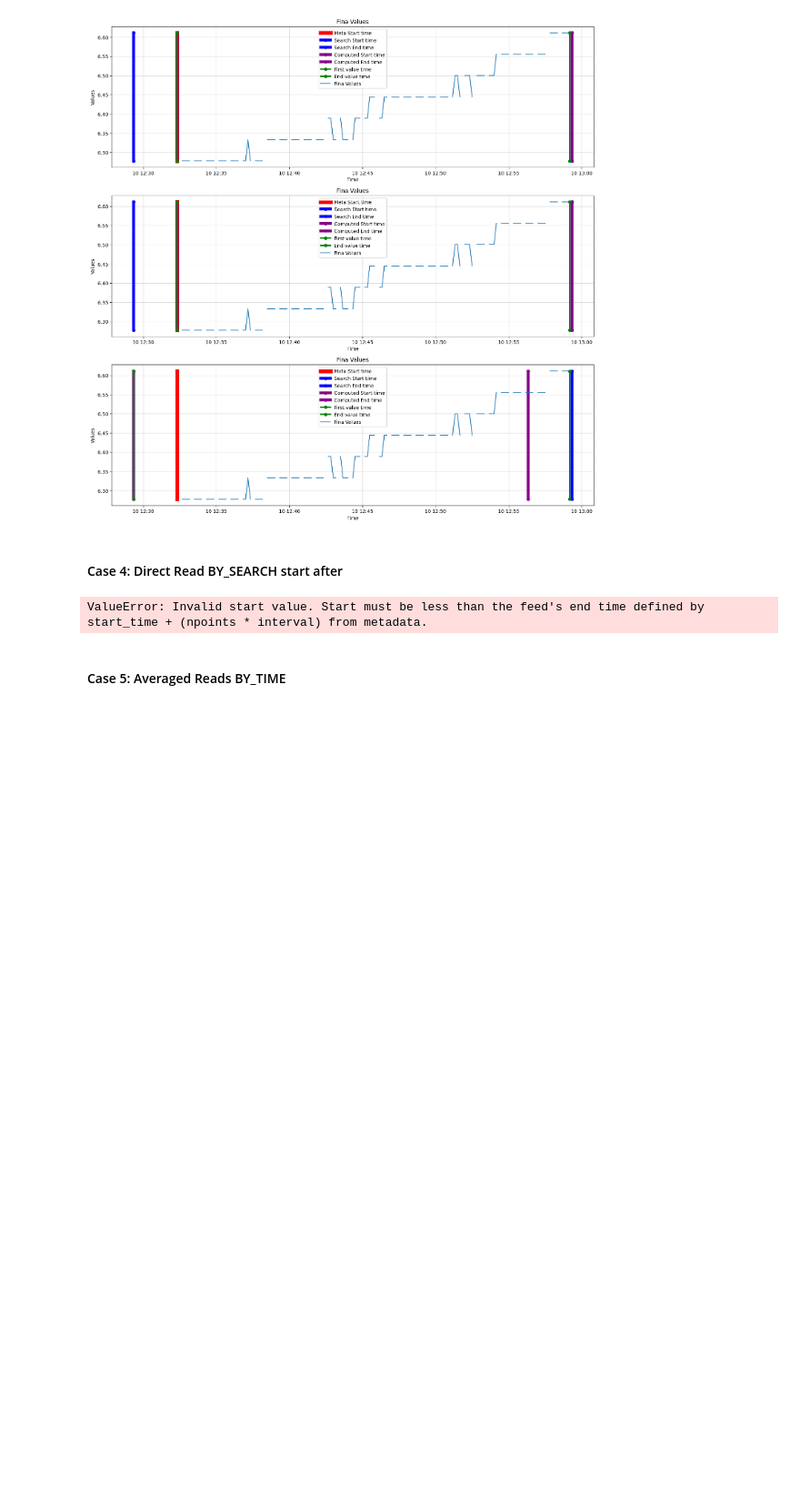
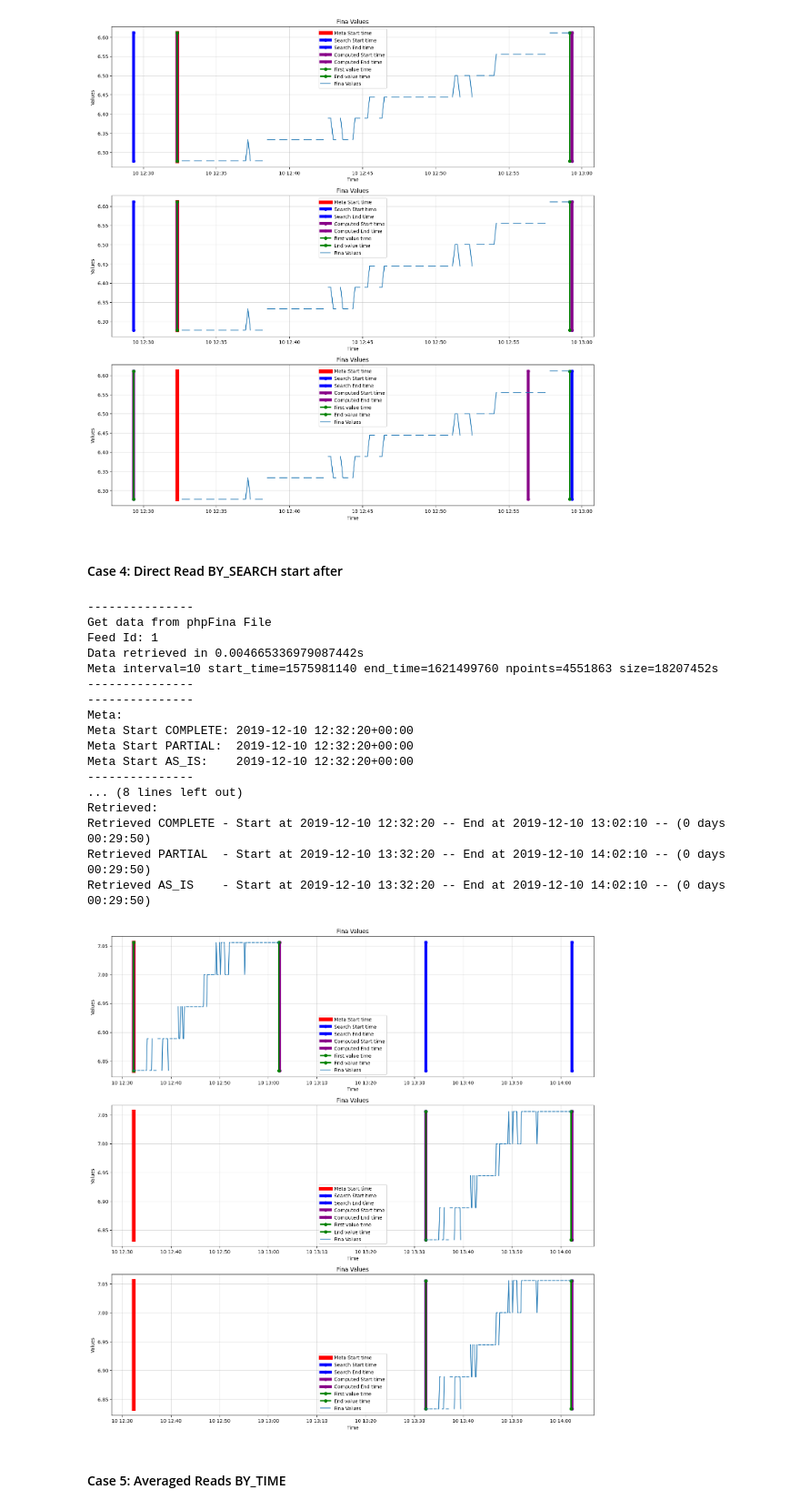
Before and after one commit to vemonitor/emon_tools, a Jupyter notebook: notebook/emon_fina_dev.ipynb, the cells around one changed output. Shown at 91% size. Cells and saved outputs as stored; diff of their text form; code cells hidden in the pictures; blank space fills up the shorter version.

Commit message:
apply emon_fina changes

```diff
--- a/notebook/emon_fina_dev.ipynb
+++ b/notebook/emon_fina_dev.ipynb
@@ -52,20 +52,20 @@ def print_sep():
     print(sep)
 
 def print_info_head(
-    feed_id: int,
+    file_name: str,
     start_perf: float,
     fr: FinaDataFrame
 ):
     """Print info from data"""
     print_sep()
     print("Get data from phpFina File")
-    print(f"Feed Id: {feed_id}")
+    print(f"Feed Id: {file_name}")
     print(f"Data retrieved in {time.perf_counter() - start_perf}s")
     print(f"Meta {fr.meta}s")
     print_sep()
 
 def print_info(
-    feed_id: int,
+    file_name: str,
     start_perf: float,
     fina: FinaDataFrame,
     df: pd.DataFrame,
@@ -74,7 +74,7 @@ def print_info(
     sep = '-' * 15
     print(sep)
     print("Get data from phpFina File")
-    print(f"Feed Id: {feed_id}")
+    print(f"Feed Id: {file_name}")
     print(f"Data retrieved in {time.perf_counter() - start_perf}s")
     print(sep)
     print("META: ")
@@ -280,14 +280,14 @@ def plot_compare(datas_1: dict, datas_2: dict, datas_3: dict):
     plt.show()
 
 def initFinaData(
-    feed_id: int
+    file_name: str
 ):
     """Print compare info"""
     DATA_DIR = normpath(
         path_join(getcwd(), pardir, "datas")
     )
     return FinaDataFrame(
-        feed_id=feed_id,
+        file_name=str(file_name),
         data_dir=DATA_DIR
     )
 
@@ -347,25 +347,25 @@ def print_info_compare_starts(
         print(f"Retrieved AS_IS    - Start at {min_value_3} -- End at {max_value_3} -- ({max_value_3 - min_value_3})")
 
 def print_info_compare(
-    feed_id: int,
+    file_name: str,
     start_perf: float,
     data_1: dict,
     data_2: dict,
     data_3: dict,
 ):
     """Print compare info"""
-    print_info_head(feed_id, start_perf, data_1.get('fr'))
+    print_info_head(file_name, start_perf, data_1.get('fr'))
     print_info_compare_starts(data_1, data_2, data_3)
 
 def write_to_file(
-    feed_id: int,
+    file_name: str,
     start_perf: float,
     data_1: dict,
     data_2: dict,
     data_3: dict,
 ):
     """Print compare info"""
-    print_info_head(feed_id, start_perf)
+    print_info_head(file_name, start_perf)
     print_info_compare_starts(data_1, data_2, data_3)
 
 def compare_reads(
@@ -385,7 +385,7 @@ def compare_reads(
         "output_average": OutputAverageEnum.COMPLETE,
         "time_ref_start": time_ref_start
     })
-    fr = initFinaData(1)
+    fr = initFinaData("1")
     data_1 = {
         "data": fr.get_df_data(props=props),
         "fr": fr
@@ -398,7 +398,7 @@ def compare_reads(
         "output_average": OutputAverageEnum.PARTIAL,
         "time_ref_start": time_ref_start
     })
-    fr = initFinaData(1)
+    fr = initFinaData("1")
     data_2 = {
         "data": fr.get_df_data(props=props),
         "fr": fr
@@ -411,13 +411,13 @@ def compare_reads(
         "output_average": OutputAverageEnum.AS_IS,
         "time_ref_start": time_ref_start
     })
-    fr = initFinaData(1)
+    fr = initFinaData("1")
     data_3 = {
         "data": fr.get_df_data(props=props),
         "fr": fr
     }
     print_info_compare(
-        feed_id=1,
+        file_name="1",
         start_perf=start_perf,
         data_1=data_1,
         data_2=data_2,
@@ -519,14 +519,31 @@ Retrieved AS_IS    - Start at 2019-12-10 12:29:20 -- End at 2019-12-10 12:59:10
 #### Case 4: Direct Read BY_SEARCH start after
 # %%
 compare_reads(
-    time_start=1621499760 + 3600,
+    time_start=1575981140 + 3600,
     time_window=1800,
     time_interval=10,
     output_type=OutputType.TIME_SERIES,
     time_ref_start=TimeRefEnum.BY_SEARCH
 )
 # %% [output]
-ValueError: Invalid start value. Start must be less than the feed's end time defined by start_time + (npoints * interval) from metadata.
+---------------
+Get data from phpFina File
+Feed Id: 1
+Data retrieved in 0.004665336979087442s
+Meta interval=10 start_time=1575981140 end_time=1621499760 npoints=4551863 size=18207452s
+---------------
+---------------
+Meta:
+Meta Start COMPLETE: 2019-12-10 12:32:20+00:00
+Meta Start PARTIAL:  2019-12-10 12:32:20+00:00
+Meta Start AS_IS:    2019-12-10 12:32:20+00:00
+---------------
+... (8 lines left out)
+Retrieved:
+Retrieved COMPLETE - Start at 2019-12-10 12:32:20 -- End at 2019-12-10 13:02:10 -- (0 days 00:29:50)
+Retrieved PARTIAL  - Start at 2019-12-10 13:32:20 -- End at 2019-12-10 14:02:10 -- (0 days 00:29:50)
+Retrieved AS_IS    - Start at 2019-12-10 13:32:20 -- End at 2019-12-10 14:02:10 -- (0 days 00:29:50)
+[figure, added]
 # %% [markdown]
 #### Case 5: Averaged Reads BY_TIME
 # %%
```
Also changed, not shown: parts of 3 cells of this notebook.
